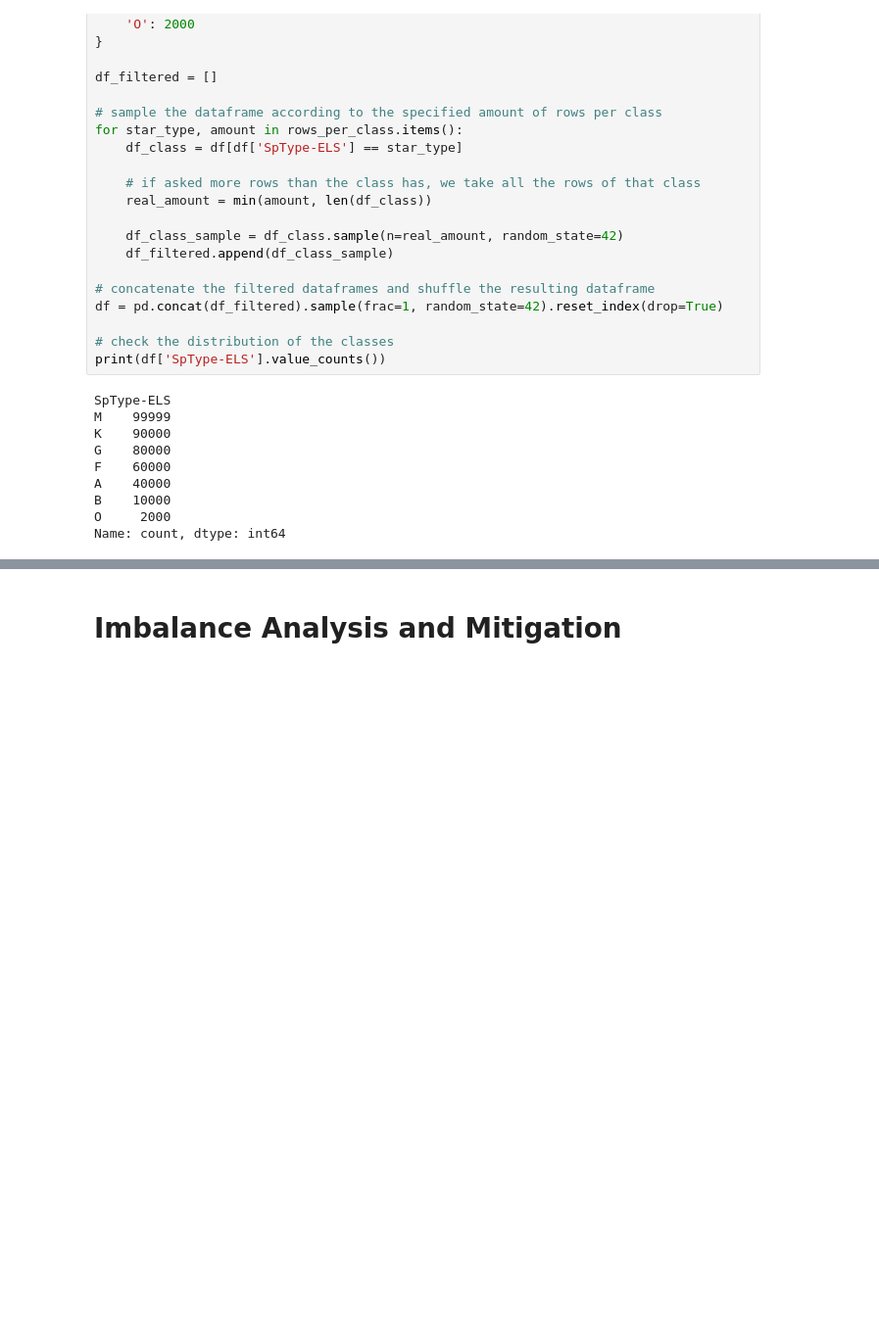
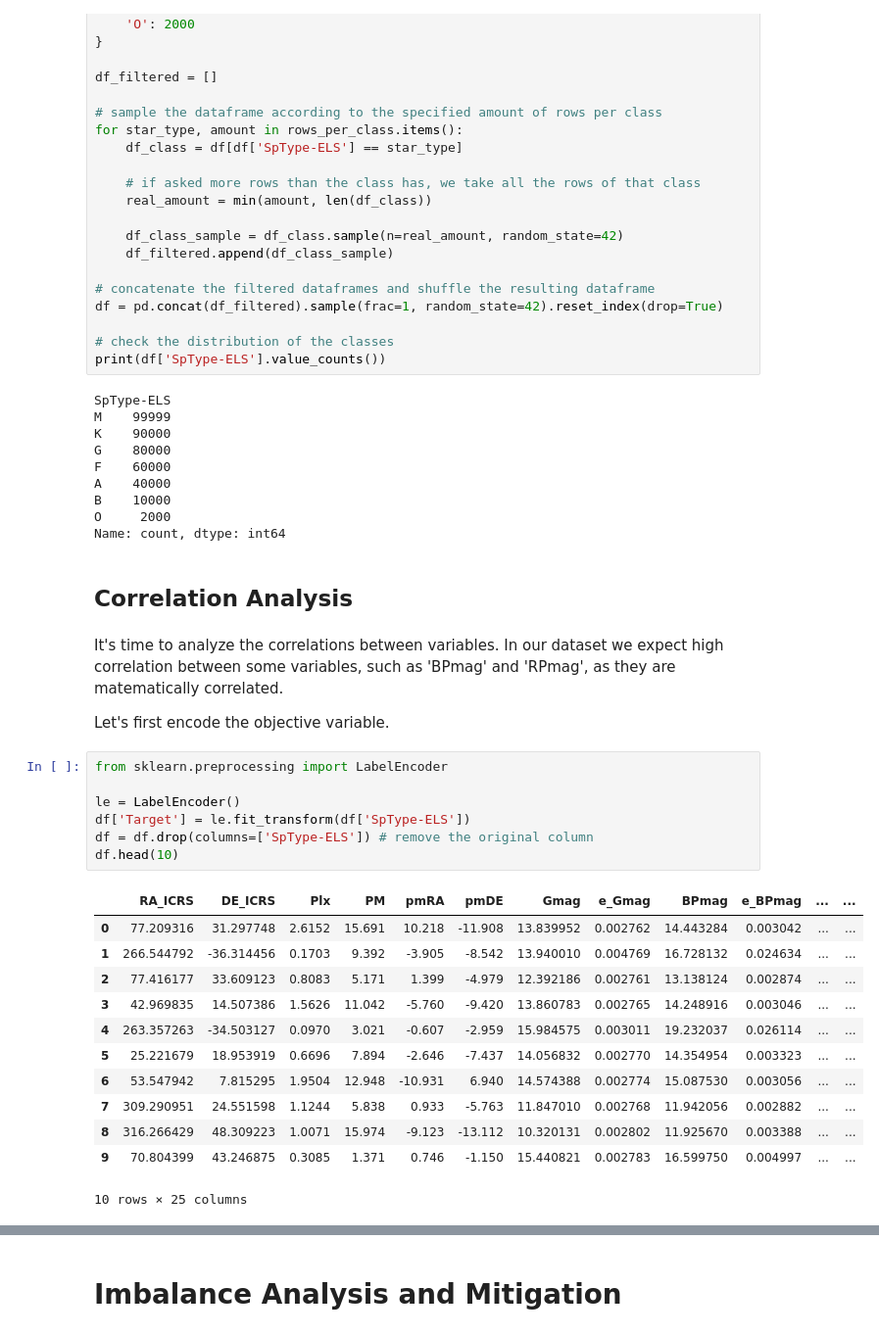
Before and after one commit to marcosmartinezud/gaia-stellar-classification, a Jupyter notebook: notebooks/eda.ipynb, the cells around one changed output, grey strips where cells are left out. Shown at 98% size. Drawn from its saved outputs; the diff is of its cells as text; blank space fills up the shorter version.

```diff
--- a/notebooks/eda.ipynb
+++ b/notebooks/eda.ipynb
@@ -176,3 +176,29 @@ A    40000
 B    10000
 O     2000
 Name: count, dtype: int64
+# %% [markdown]
+## Correlation Analysis
+# %% [markdown]
+It's time to analyze the correlations between variables. In our dataset we expect high correlation between some variables, such as 'BPmag' and 'RPmag', as they are matematically correlated.
+
+Let's first encode the objective variable.
+# %%
+from sklearn.preprocessing import LabelEncoder
+
+le = LabelEncoder()
+df['Target'] = le.fit_transform(df['SpType-ELS'])
+df = df.drop(columns=['SpType-ELS']) # remove the original column
+df.head(10)
+# %% [output]
+|  | RA_ICRS | DE_ICRS | Plx | PM | pmRA | pmDE | Gmag | e_Gmag | BPmag | e_BPmag | ... | ... |
+| 0 | 77.209316 | 31.297748 | 2.6152 | 15.691 | 10.218 | -11.908 | 13.839952 | 0.002762 | 14.443284 | 0.003042 | ... | ... |
+| 1 | 266.544792 | -36.314456 | 0.1703 | 9.392 | -3.905 | -8.542 | 13.940010 | 0.004769 | 16.728132 | 0.024634 | ... | ... |
+| 2 | 77.416177 | 33.609123 | 0.8083 | 5.171 | 1.399 | -4.979 | 12.392186 | 0.002761 | 13.138124 | 0.002874 | ... | ... |
+| 3 | 42.969835 | 14.507386 | 1.5626 | 11.042 | -5.760 | -9.420 | 13.860783 | 0.002765 | 14.248916 | 0.003046 | ... | ... |
+| 4 | 263.357263 | -34.503127 | 0.0970 | 3.021 | -0.607 | -2.959 | 15.984575 | 0.003011 | 19.232037 | 0.026114 | ... | ... |
+| 5 | 25.221679 | 18.953919 | 0.6696 | 7.894 | -2.646 | -7.437 | 14.056832 | 0.002770 | 14.354954 | 0.003323 | ... | ... |
+| 6 | 53.547942 | 7.815295 | 1.9504 | 12.948 | -10.931 | 6.940 | 14.574388 | 0.002774 | 15.087530 | 0.003056 | ... | ... |
+| 7 | 309.290951 | 24.551598 | 1.1244 | 5.838 | 0.933 | -5.763 | 11.847010 | 0.002768 | 11.942056 | 0.002882 | ... | ... |
+| 8 | 316.266429 | 48.309223 | 1.0071 | 15.974 | -9.123 | -13.112 | 10.320131 | 0.002802 | 11.925670 | 0.003388 | ... | ... |
+| 9 | 70.804399 | 43.246875 | 0.3085 | 1.371 | 0.746 | -1.150 | 15.440821 | 0.002783 | 16.599750 | 0.004997 | ... | ... |
+10 rows × 25 columns
```
Also changed, not shown: parts of 2 cells of this notebook, 2 other files.
